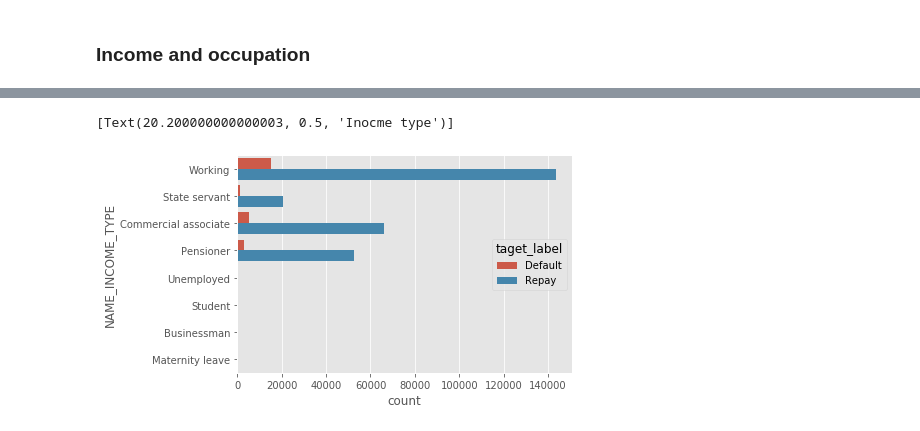
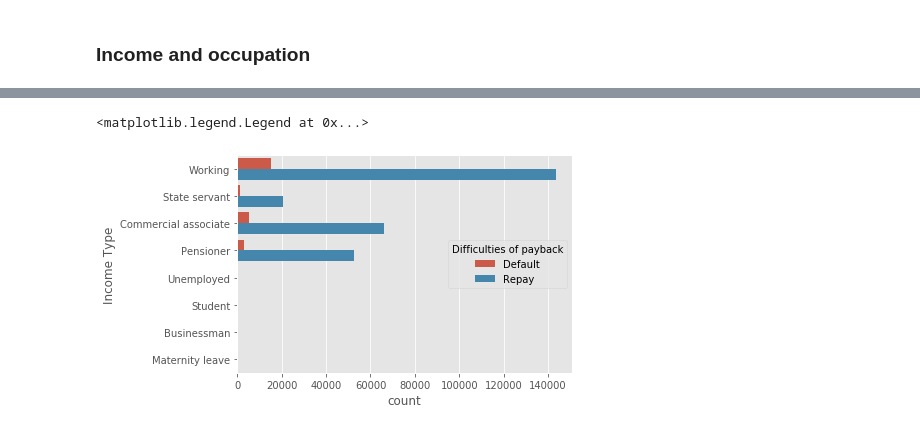
Before and after one commit to sunny0103/personal_project_kaggle, a Jupyter notebook: bank_loan/bank Loan EDA.ipynb, the cells around one changed output, grey strips where cells are left out. Drawn from its saved outputs; the diff is of its cells as text; code cells hidden in the pictures.

```diff
--- a/bank_loan/bank Loan EDA.ipynb
+++ b/bank_loan/bank Loan EDA.ipynb
@@ -312,6 +339,7 @@ KeyboardInterrupt:
 # %%
 sns.countplot(data=income,y='NAME_INCOME_TYPE',hue='taget_label')
-ax.set(ylabel='Inocme type')
+plt.ylabel("Income Type")
+plt.legend(title='Difficulties of payback')
 # %% [output]
-[Text(20.200000000000003, 0.5, 'Inocme type')]
+<matplotlib.legend.Legend at 0x...>
-[figure, old version]
+[figure, new version]
```
Also changed, not shown: parts of 11 cells of this notebook.
